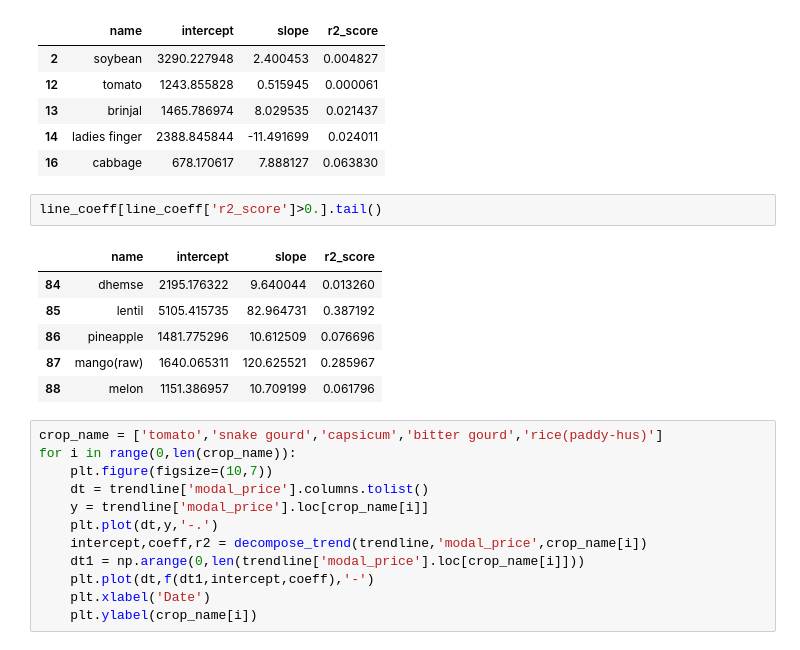
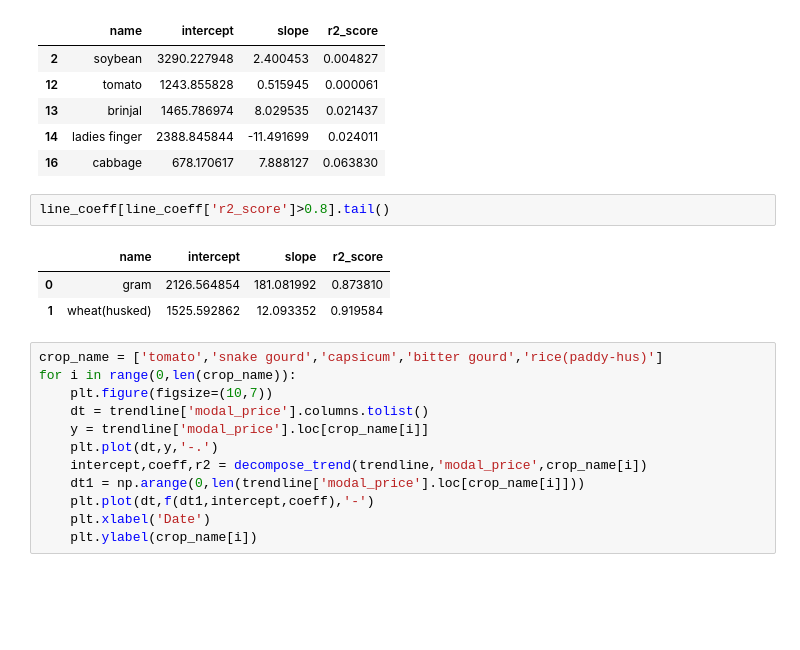
Before and after one commit to joshi-vipul/maharashtra_mandi, a Jupyter notebook: multiplicative_model.ipynb, the cells around one changed output. Drawn from its saved outputs; the diff is of its cells as text; blank space fills up the shorter version.

```diff
--- a/multiplicative_model.ipynb
+++ b/multiplicative_model.ipynb
@@ -409,14 +410,11 @@ line_coeff[line_coeff['r2_score']<0.1].head()
 | 14 | ladies finger | 2388.845844 | -11.491699 | 0.024011 |
 | 16 | cabbage | 678.170617 | 7.888127 | 0.063830 |
 # %%
-line_coeff[line_coeff['r2_score']>0.].tail()
+line_coeff[line_coeff['r2_score']>0.8].tail()
 # %% [output]
 |  | name | intercept | slope | r2_score |
-| 84 | dhemse | 2195.176322 | 9.640044 | 0.013260 |
-| 85 | lentil | 5105.415735 | 82.964731 | 0.387192 |
-| 86 | pineapple | 1481.775296 | 10.612509 | 0.076696 |
-| 87 | mango(raw) | 1640.065311 | 120.625521 | 0.285967 |
-| 88 | melon | 1151.386957 | 10.709199 | 0.061796 |
+| 0 | gram | 2126.564854 | 181.081992 | 0.873810 |
+| 1 | wheat(husked) | 1525.592862 | 12.093352 | 0.919584 |
 # %%
 crop_name = ['tomato','snake gourd','capsicum','bitter gourd','rice(paddy-hus)']
 for i in range(0,len(crop_name)):
```
Also changed, not shown: parts of 15 cells of this notebook, 27 other files.
